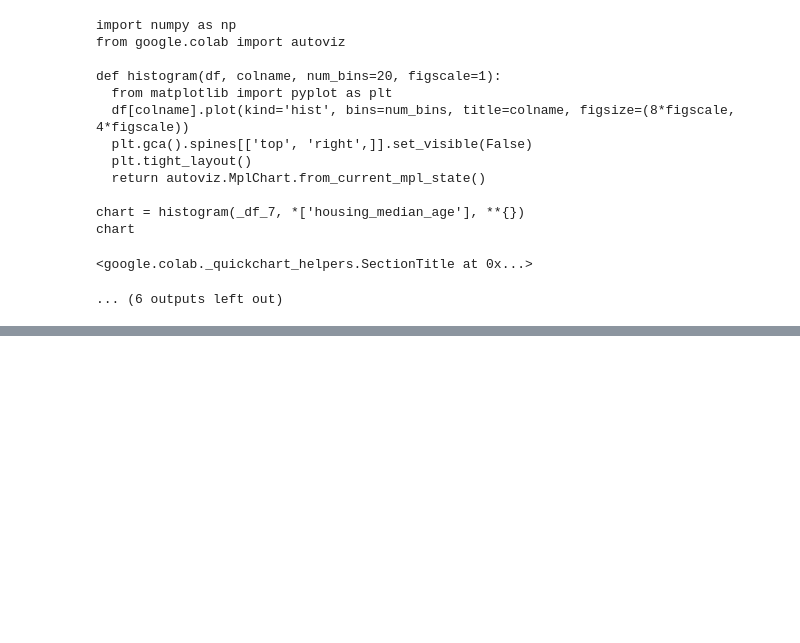
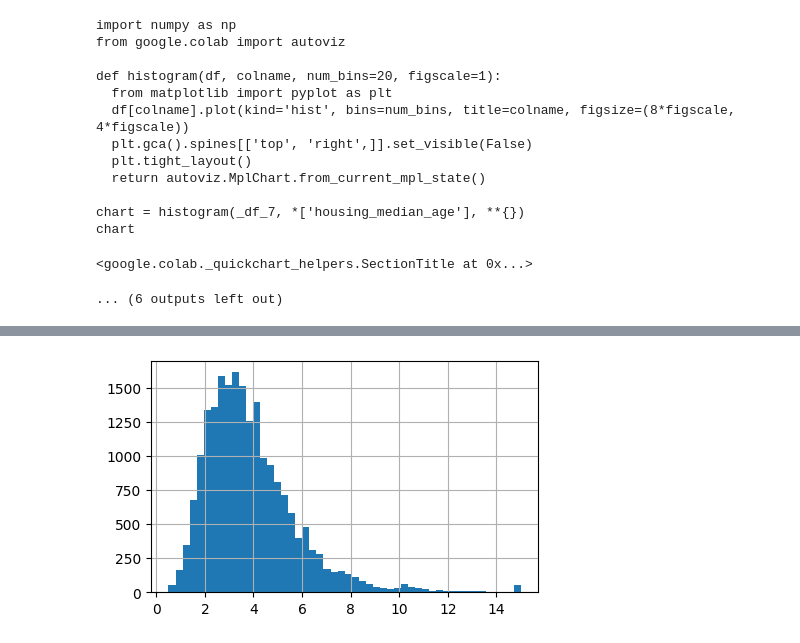
Before and after one commit to zeynabhabibitabar/zeynabhabibitabar, a Jupyter notebook: Untitled.ipynb, the cells around one changed output, grey strips where cells are left out. Cells and saved outputs as stored; diff of their text form; code cells hidden in the pictures; blank space fills up the shorter version.

```diff
--- a/Untitled.ipynb
+++ b/Untitled.ipynb
@@ -249,0 +256,6 @@ chart
+# %%
+import matplotlib.pyplot as plt
+housing["median_income"].hist(bins=50, figsize=(5,3))
+plt.show()
+# %% [output]
+[figure, added]
```
Also changed, not shown: parts of 6 cells of this notebook.
